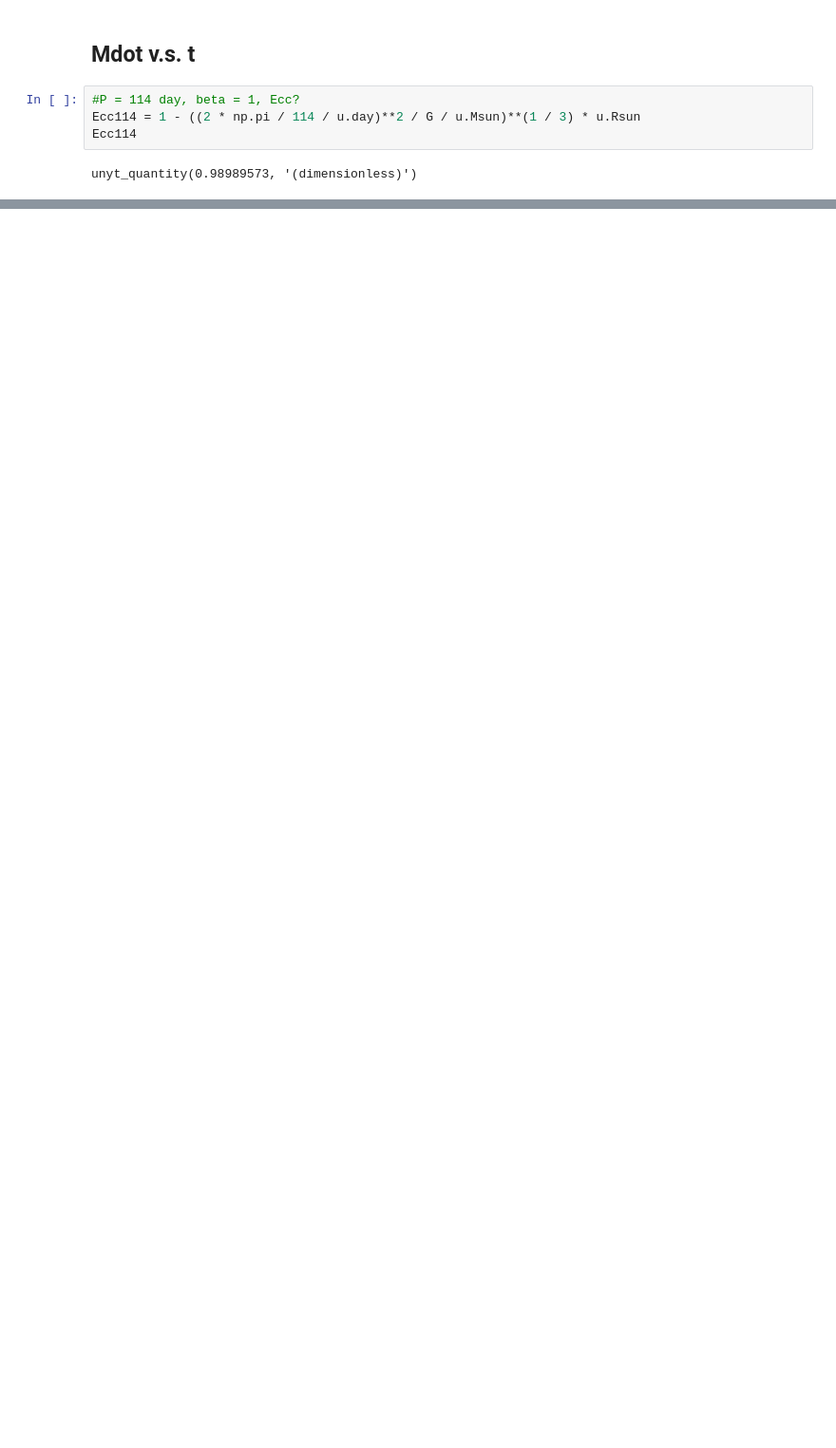
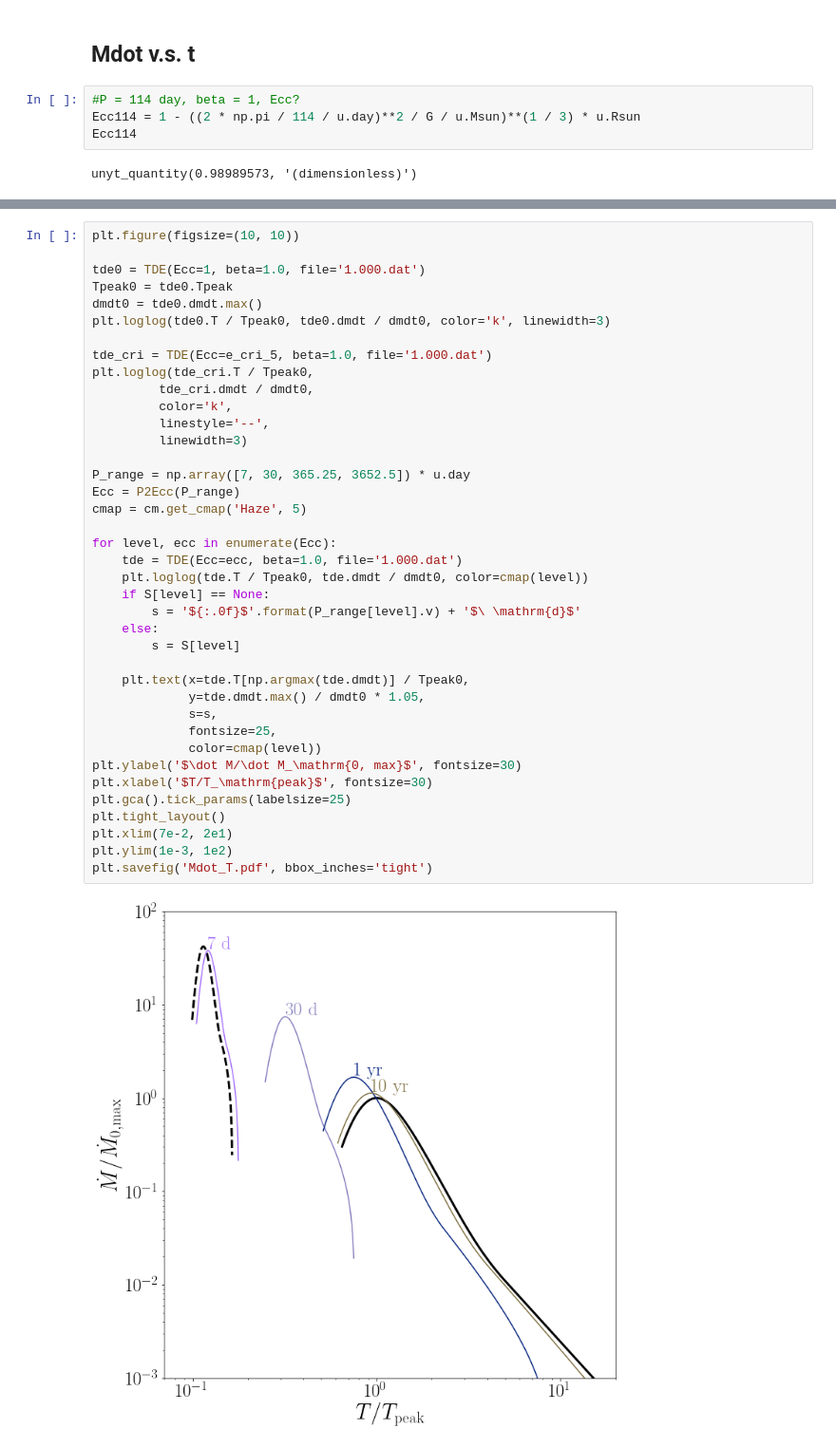
Before and after one commit to slowdivePTG/ASASSN-14ko, a Jupyter notebook: YT_Visualization/Phase Space.ipynb, the cells around one changed output, grey strips where cells are left out. Shown at 95% size. Saved outputs shown, nothing was run; the diff lists cells and outputs as text; blank space fills up the shorter version.

Commit message:
Mdot_t

```diff
--- a/YT_Visualization/Phase Space.ipynb
+++ b/YT_Visualization/Phase Space.ipynb
@@ -400,0 +314,41 @@ Text(0.5, 0, '$T\\ \\mathrm{[day]}$')
+# %%
+plt.figure(figsize=(10, 10))
+
+tde0 = TDE(Ecc=1, beta=1.0, file='1.000.dat')
+Tpeak0 = tde0.Tpeak
+dmdt0 = tde0.dmdt.max()
+plt.loglog(tde0.T / Tpeak0, tde0.dmdt / dmdt0, color='k', linewidth=3)
+
+tde_cri = TDE(Ecc=e_cri_5, beta=1.0, file='1.000.dat')
+plt.loglog(tde_cri.T / Tpeak0,
+         tde_cri.dmdt / dmdt0,
+         color='k',
+         linestyle='--',
+         linewidth=3)
+
+P_range = np.array([7, 30, 365.25, 3652.5]) * u.day
+Ecc = P2Ecc(P_range)
+cmap = cm.get_cmap('Haze', 5)
+
+for level, ecc in enumerate(Ecc):
+    tde = TDE(Ecc=ecc, beta=1.0, file='1.000.dat')
+    plt.loglog(tde.T / Tpeak0, tde.dmdt / dmdt0, color=cmap(level))
+    if S[level] == None:
+        s = '${:.0f}$'.format(P_range[level].v) + '$\ \mathrm{d}$'
+    else:
+        s = S[level]
+
+    plt.text(x=tde.T[np.argmax(tde.dmdt)] / Tpeak0,
+             y=tde.dmdt.max() / dmdt0 * 1.05,
+             s=s,
+             fontsize=25,
+             color=cmap(level))
+plt.ylabel('$\dot M/\dot M_\mathrm{0, max}$', fontsize=30)
+plt.xlabel('$T/T_\mathrm{peak}$', fontsize=30)
+plt.gca().tick_params(labelsize=25)
+plt.tight_layout()
+plt.xlim(7e-2, 2e1)
+plt.ylim(1e-3, 1e2)
+plt.savefig('Mdot_T.pdf', bbox_inches='tight')
+# %% [output]
+[figure, added]
```
Also changed, not shown: parts of 3 cells of this notebook.
